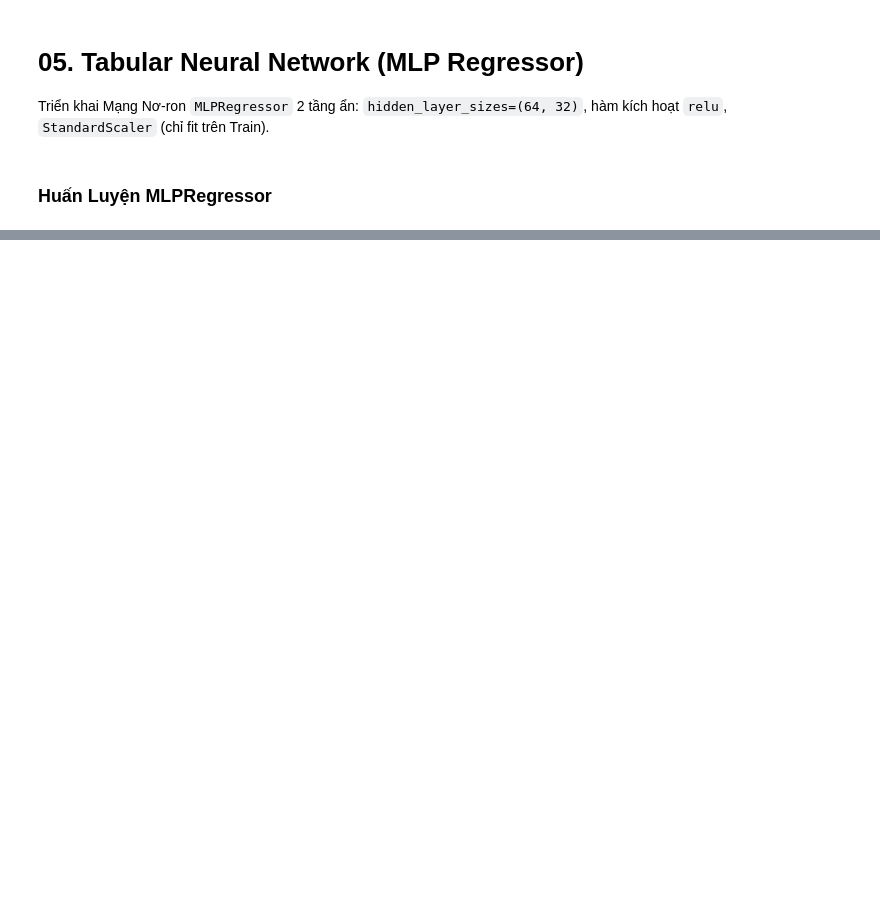
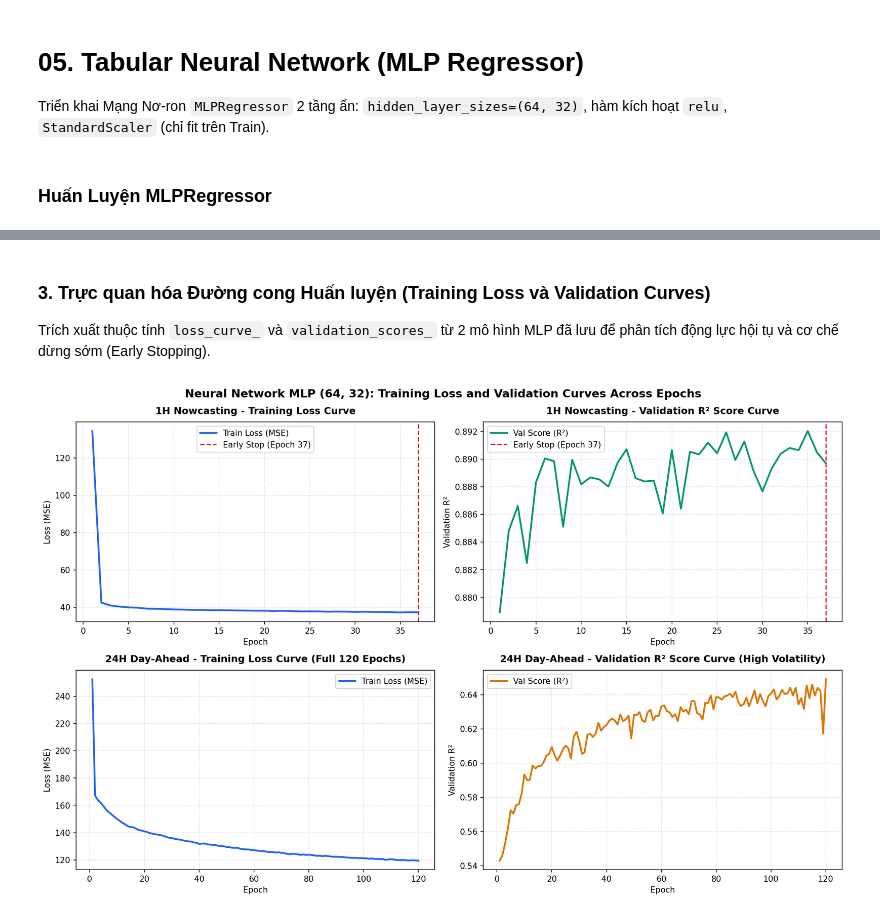
Before and after one commit to ThayBayThatSon/DSR301m_Group5_Project, a Jupyter notebook: notebooks/05_Neural_Network_MLP.ipynb, the cells around one changed output, grey strips where cells are left out. Saved outputs shown, nothing was run; the diff lists cells and outputs as text; code cells hidden in the pictures; blank space fills up the shorter version.

```diff
--- a/notebooks/05_Neural_Network_MLP.ipynb
+++ b/notebooks/05_Neural_Network_MLP.ipynb
@@ -117,0 +118,52 @@ MLP 24h (81.6s): Test R2 = 0.5011, Test MAE = 13.08
+# %% [markdown]
+### 3. Trực quan hóa Đường cong Huấn luyện (Training Loss và Validation Curves)
+Trích xuất thuộc tính `loss_curve_` và `validation_scores_` từ 2 mô hình MLP đã lưu để phân tích động lực hội tụ và cơ chế dừng sớm (Early Stopping).
+# %%
+import matplotlib.pyplot as plt
+
+m1 = joblib.load(f"{ARTIFACTS_DIR}/models/model_mlp_1h.joblib")
+m24 = joblib.load(f"{ARTIFACTS_DIR}/models/model_mlp_24h.joblib")
+
+fig, axes = plt.subplots(2, 2, figsize=(14, 9), dpi=150)
+fig.patch.set_facecolor("#ffffff")
+
+# 1H Loss
+axes[0, 0].plot(range(1, len(m1.loss_curve_)+1), m1.loss_curve_, color="#2563eb", lw=2.2, label="Train Loss (MSE)")
+axes[0, 0].axvline(len(m1.loss_curve_), color="#dc2626", linestyle="--", lw=1.5, label=f"Early Stop (Epoch {len(m1.loss_curve_)})")
+axes[0, 0].set_title("1H Nowcasting - Training Loss Curve", fontsize=12, fontweight="bold", pad=10)
+axes[0, 0].set_xlabel("Epoch")
+axes[0, 0].set_ylabel("Loss (MSE)")
+axes[0, 0].grid(True, linestyle=":", alpha=0.6)
+axes[0, 0].legend()
+
+# 1H Val R2
+axes[0, 1].plot(range(1, len(m1.validation_scores_)+1), m1.validation_scores_, color="#059669", lw=2.2, label="Val Score (R²)")
+axes[0, 1].axvline(len(m1.validation_scores_), color="#dc2626", linestyle="--", lw=1.5, label=f"Early Stop (Epoch {len(m1.validation_scores_)})")
+axes[0, 1].set_title("1H Nowcasting - Validation R² Score Curve", fontsize=12, fontweight="bold", pad=10)
+axes[0, 1].set_xlabel("Epoch")
+axes[0, 1].set_ylabel("Validation R²")
+axes[0, 1].grid(True, linestyle=":", alpha=0.6)
+axes[0, 1].legend()
+
+# 24H Loss
+axes[1, 0].plot(range(1, len(m24.loss_curve_)+1), m24.loss_curve_, color="#2563eb", lw=2.2, label="Train Loss (MSE)")
+axes[1, 0].set_title(f"24H Day-Ahead - Training Loss Curve (Full {len(m24.loss_curve_)} Epochs)", fontsize=12, fontweight="bold", pad=10)
+axes[1, 0].set_xlabel("Epoch")
+axes[1, 0].set_ylabel("Loss (MSE)")
+axes[1, 0].grid(True, linestyle=":", alpha=0.6)
+axes[1, 0].legend()
+
+# 24H Val R2
+axes[1, 1].plot(range(1, len(m24.validation_scores_)+1), m24.validation_scores_, color="#d97706", lw=2.2, label="Val Score (R²)")
+axes[1, 1].set_title("24H Day-Ahead - Validation R² Score Curve (High Volatility)", fontsize=12, fontweight="bold", pad=10)
+axes[1, 1].set_xlabel("Epoch")
+axes[1, 1].set_ylabel("Validation R²")
+axes[1, 1].grid(True, linestyle=":", alpha=0.6)
+axes[1, 1].legend()
+
+plt.suptitle("Neural Network MLP (64, 32): Training Loss and Validation Curves Across Epochs", fontsize=14, fontweight="bold", y=0.98)
+plt.tight_layout()
+plt.savefig(f"{ARTIFACTS_DIR}/figures/mlp_learning_curves.png", bbox_inches="tight")
+plt.show()
+# %% [output]
+[figure, added]
```
Also changed, not shown: parts of 1 cell of this notebook, 12 other files.
